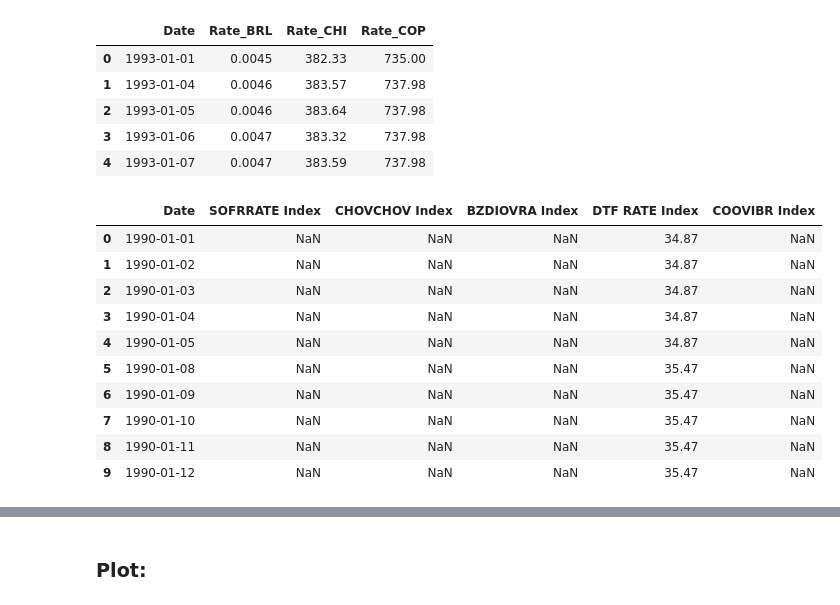
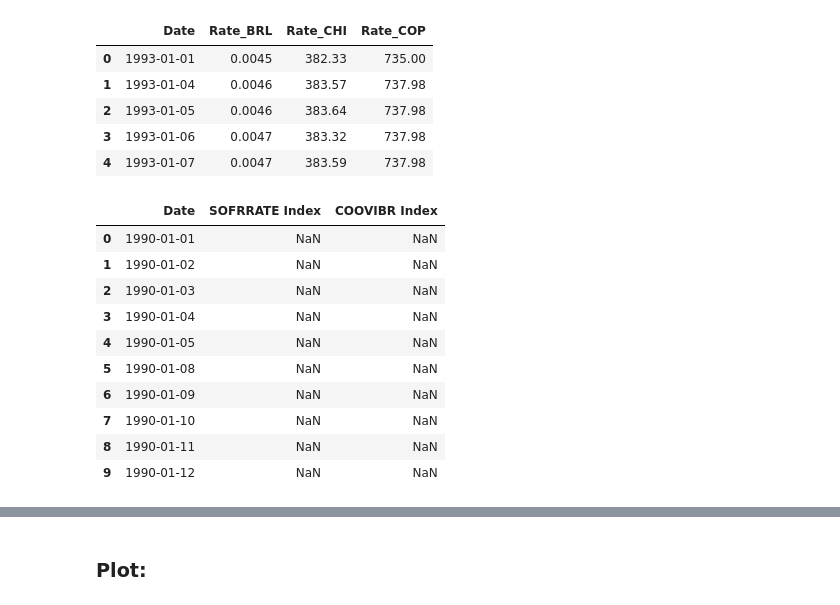
Before and after one commit to oscardi777/Test-Codigos, a Jupyter notebook: Data_predict/data_caracteristica.ipynb, the cells around one changed output, grey strips where cells are left out. Saved outputs shown, nothing was run; the diff lists cells and outputs as text; code cells hidden in the pictures.

```diff
--- a/Data_predict/data_caracteristica.ipynb
+++ b/Data_predict/data_caracteristica.ipynb
@@ -34,21 +34,23 @@ df_cop_usd.head()
 | 4 | 1993-01-07 | 0.0047 | 383.59 | 737.98 |
 # %%
 df_rates = load_xlsx(DATA_RATES_PATH)["Hoja1"]
+
+df_rates = df_rates[["Dates", "SOFRRATE Index", "COOVIBR Index"]]
 
 df_rates["Dates"] = pd.to_datetime(df_rates["Dates"])
 
 df_rates.rename(columns={"Dates": "Date"}, inplace=True)
 
 df_rates.head(10)
 # %% [output]
-|  | Date | SOFRRATE Index | CHOVCHOV Index | BZDIOVRA Index | DTF RATE Index | COOVIBR Index |
-| 0 | 1990-01-01 | NaN | NaN | NaN | 34.87 | NaN |
-| 1 | 1990-01-02 | NaN | NaN | NaN | 34.87 | NaN |
-| 2 | 1990-01-03 | NaN | NaN | NaN | 34.87 | NaN |
-| 3 | 1990-01-04 | NaN | NaN | NaN | 34.87 | NaN |
-| 4 | 1990-01-05 | NaN | NaN | NaN | 34.87 | NaN |
-| 5 | 1990-01-08 | NaN | NaN | NaN | 35.47 | NaN |
-| 6 | 1990-01-09 | NaN | NaN | NaN | 35.47 | NaN |
-| 7 | 1990-01-10 | NaN | NaN | NaN | 35.47 | NaN |
-| 8 | 1990-01-11 | NaN | NaN | NaN | 35.47 | NaN |
-| 9 | 1990-01-12 | NaN | NaN | NaN | 35.47 | NaN |
+|  | Date | SOFRRATE Index | COOVIBR Index |
+| 0 | 1990-01-01 | NaN | NaN |
+| 1 | 1990-01-02 | NaN | NaN |
+| 2 | 1990-01-03 | NaN | NaN |
+| 3 | 1990-01-04 | NaN | NaN |
+| 4 | 1990-01-05 | NaN | NaN |
+| 5 | 1990-01-08 | NaN | NaN |
+| 6 | 1990-01-09 | NaN | NaN |
+| 7 | 1990-01-10 | NaN | NaN |
+| 8 | 1990-01-11 | NaN | NaN |
+| 9 | 1990-01-12 | NaN | NaN |
```
Also changed, not shown: parts of 12 cells of this notebook, 9 other files.
